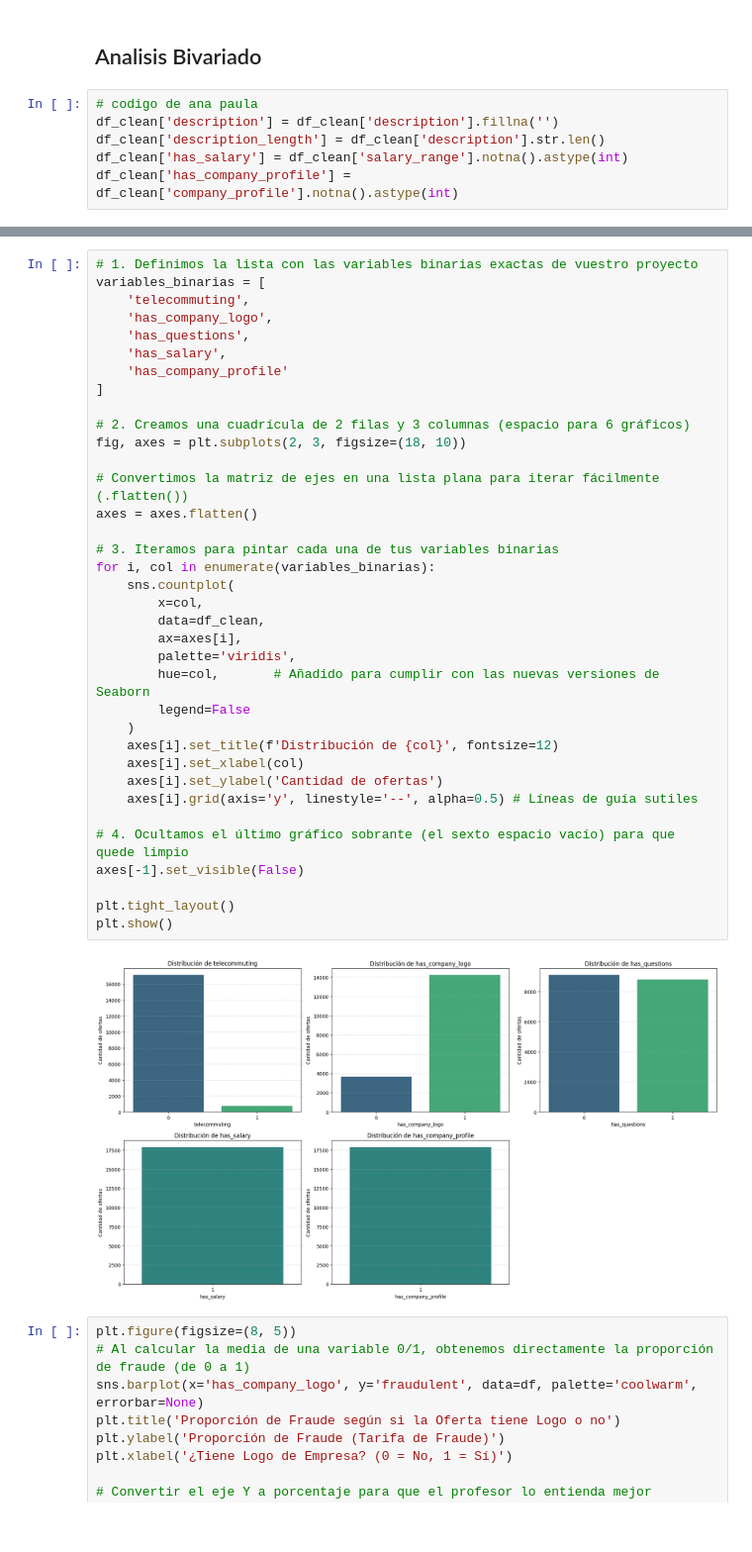
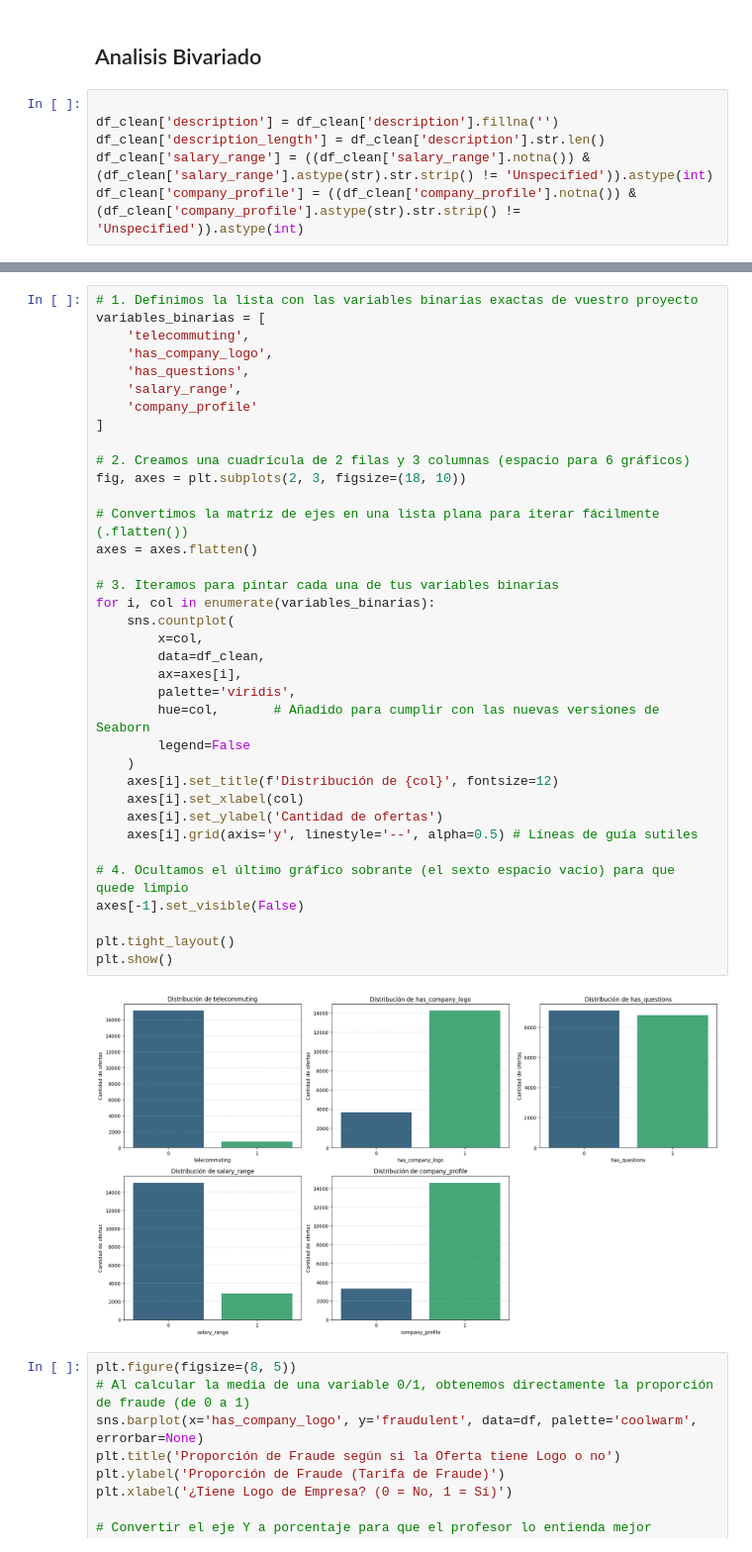
Before and after one commit to Bootcamp-DA-P2/proyecto8-problemaclasificacion-grupo5, a Jupyter notebook: main.ipynb, the cells around one changed output, grey strips where cells are left out. Shown at 99% size. Saved outputs shown, nothing was run; the diff lists cells and outputs as text.

```diff
--- a/main.ipynb
+++ b/main.ipynb
@@ -228,11 +238,11 @@ Passing `palette` without assigning `hue` is deprecated and will be removed in v
 # %% [markdown]
 ## Analisis Bivariado
 # %%
-# codigo de ana paula
+
 df_clean['description'] = df_clean['description'].fillna('')
 df_clean['description_length'] = df_clean['description'].str.len()
-df_clean['has_salary'] = df_clean['salary_range'].notna().astype(int)
-df_clean['has_company_profile'] = df_clean['company_profile'].notna().astype(int)
+df_clean['salary_range'] = ((df_clean['salary_range'].notna()) & (df_clean['salary_range'].astype(str).str.strip() != 'Unspecified')).astype(int)
+df_clean['company_profile'] = ((df_clean['company_profile'].notna()) & (df_clean['company_profile'].astype(str).str.strip() != 'Unspecified')).astype(int)
 # %%
 # 3. Tu Heatmap de correlaciones ordenado por relevancia
 columnas_bivariado = [
@@ -261,38 +291,38 @@ variables_binarias = [
     'telecommuting',
     'has_company_logo',
     'has_questions',
-    'has_salary',
-    'has_company_profile'
+    'salary_range',
+    'company_profile'
 ]
 
 # 2. Creamos una cuadrícula de 2 filas y 3 columnas (espacio para 6 gráficos)
 fig, axes = plt.subplots(2, 3, figsize=(18, 10))
 
 # Convertimos la matriz de ejes en una lista plana para iterar fácilmente (.flatten())
 axes = axes.flatten()
 
 # 3. Iteramos para pintar cada una de tus variables binarias
 for i, col in enumerate(variables_binarias):
     sns.countplot(
         x=col,
         data=df_clean,
         ax=axes[i],
         palette='viridis',
         hue=col,       # Añadido para cumplir con las nuevas versiones de Seaborn
         legend=False
     )
     axes[i].set_title(f'Distribución de {col}', fontsize=12)
     axes[i].set_xlabel(col)
     axes[i].set_ylabel('Cantidad de ofertas')
     axes[i].grid(axis='y', linestyle='--', alpha=0.5) # Líneas de guía sutiles
 
 # 4. Ocultamos el último gráfico sobrante (el sexto espacio vacío) para que quede limpio
 axes[-1].set_visible(False)
 
 plt.tight_layout()
 plt.show()
 # %% [output]
-[figure, old version]
+[figure, new version]
 # %%
 plt.figure(figsize=(8, 5))
 # Al calcular la media de una variable 0/1, obtenemos directamente la proporción de fraude (de 0 a 1)
```
Also changed, not shown: parts of 8 cells of this notebook.
